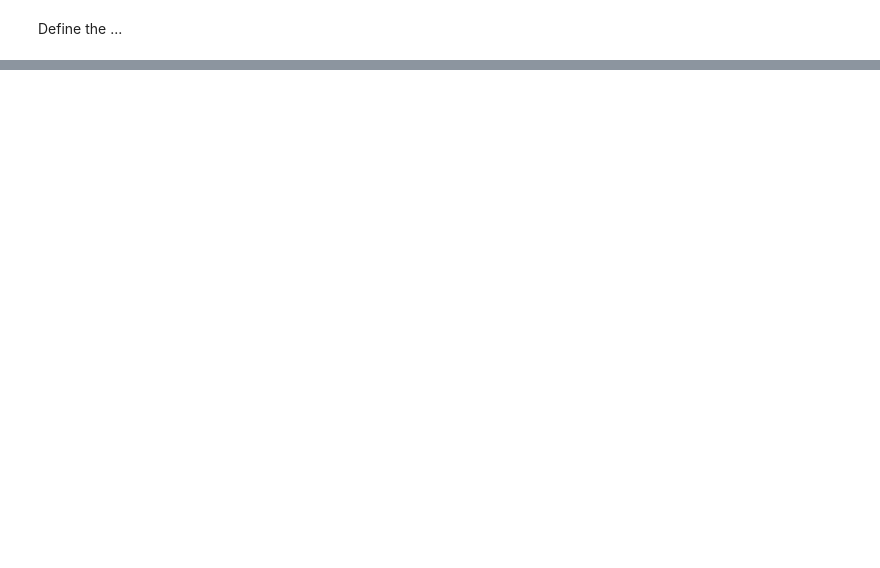
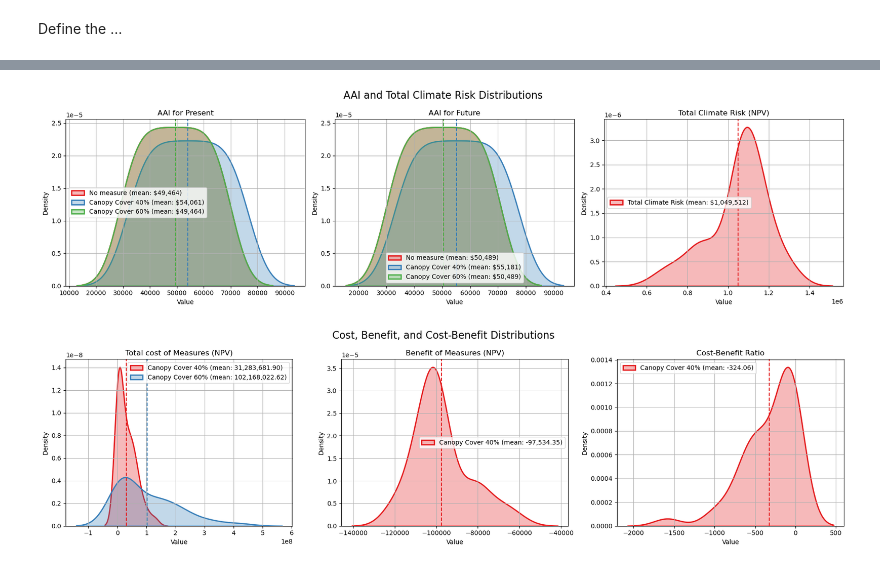
Before and after one commit to zeliest/coffee_banana_cacao_climate_risk, a Jupyter notebook: CostBenefit_CanopyCover.ipynb, the cells around one changed output, grey strips where cells are left out. Cells and saved outputs as stored; diff of their text form; code cells hidden in the pictures; blank space fills up the shorter version.

```diff
--- a/CostBenefit_CanopyCover.ipynb
+++ b/CostBenefit_CanopyCover.ipynb
@@ -455,6 +451,9 @@ Stored hazard 60 in /Users/viggo/Documents/Programming/Consult/UNU/output/haz_vp
 # %% [markdown]
 Define the measures
 # %%
+from climada.entity.measures import Measure, MeasureSet
+from utils_cb import compute_additional_canopy_cost
+
 # Create a meaure set to store the measures
 meas_set = MeasureSet()
 
@@ -463,7 +462,7 @@ for canopy in min_canopy:
     # Compute the hazard using the exposure object and the ISIMIP data
     if hazard_type == 'VPD':
         # Compute VPD hazard with canopy cooling
-        haz_meas = compute_vpd_hazard(exp_base, tas_gs, hurs_gs,
+        haz_meas = compute_vpd_hazard(exp, tas_gs, hurs_gs,
                                         canopy_scenario= canopy, # Canopy scenario to use
                                         cooling_fn=canopy_cooling
                                         )
@@ -474,12 +473,13 @@ for canopy in min_canopy:
 
     # Define the measure
     meas =  Measure(
-        name= f"Canopy Cover {min_canopy_cover}%", # Name of the measure
+        name= f"Canopy Cover {canopy}%", # Name of the measure
         haz_type = hazard_type,
         # Give the measure a random color
         color_rgb = np.random.rand(3,),
-        cost = compute_additional_canopy_cost(exp_base, min_canopy_percent=min_canopy_cover, **canopy_cost_params)[0],
-        hazard_set = OUTPUT_DIR / "haz_vpd_shaded.h5")
+        cost = compute_additional_canopy_cost(exp, min_canopy_percent=canopy, **canopy_cost_params)[0],
+        hazard_set = haz_file  # Path to the hazard file
+    )
 
     # Append the measure to the measure set
     meas_set.append(meas)
@@ -628,0 +763,24 @@ Net Present Values
+# %%
+from collections import OrderedDict
+
+# Define the columns to plot for each subplot
+
+
+column_map = OrderedDict({
+    "AAI for Present": [("No measure", "no measure - risk - present")] + [(meas, f"{meas} - risk - present") for meas in measure_names],
+    "AAI for Future":  [("No measure", "no measure - risk - future")]  + [(meas, f"{meas} - risk - future") for meas in measure_names],
+    "Total Climate Risk (NPV)": [("Total Climate Risk", "tot_climate_risk")]
+})
+
+plot_kde_panel(output_cb.get_uncertainty(), column_map, suptitle="AAI and Total Climate Risk Distributions")
+
+column_map_cb = OrderedDict({
+    "Total cost of Measures (NPV)": [(meas, f"{meas} - cost_meas - future") for meas in measure_names],
+    "Benefit of Measures (NPV)": [(meas, f"{meas} Benef") for meas in measure_names],
+    "Cost-Benefit Ratio": [(meas, f"{meas} CostBen") for meas in measure_names],
+})
+
+plot_kde_panel(output_cb.get_uncertainty(), column_map_cb, suptitle="Cost, Benefit, and Cost-Benefit Distributions", value_format="{:,.2f}")
+# %% [output]
+[figure, added]
+[figure, added]
```
Also changed, not shown: parts of 73 cells of this notebook, 1 other file.
